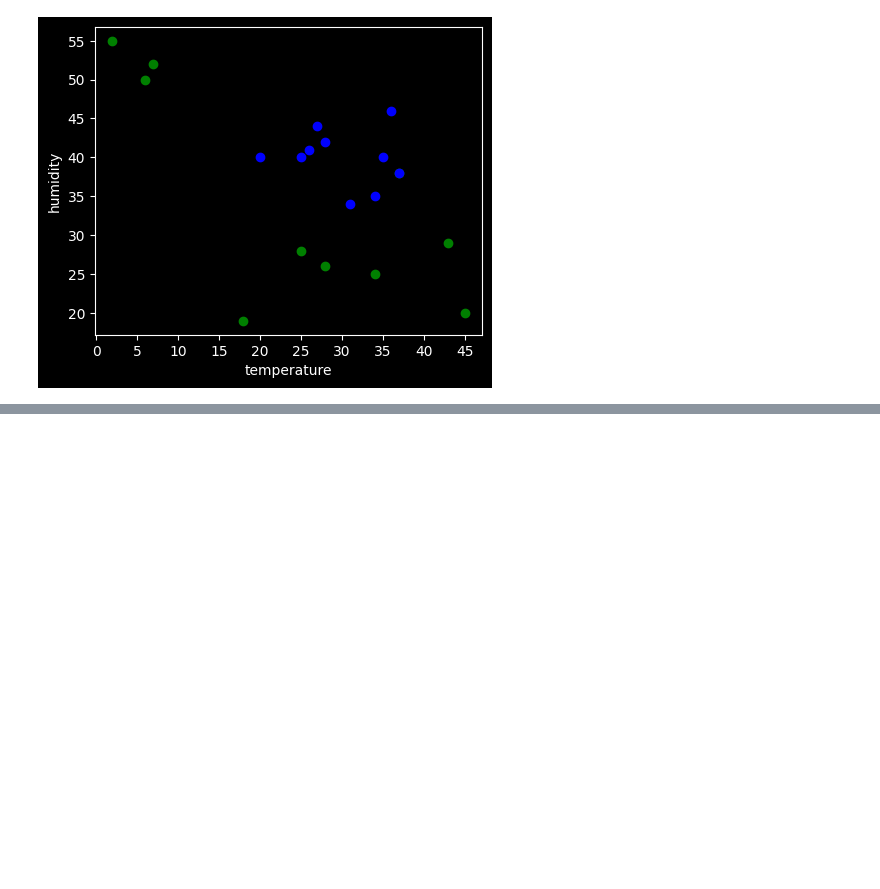
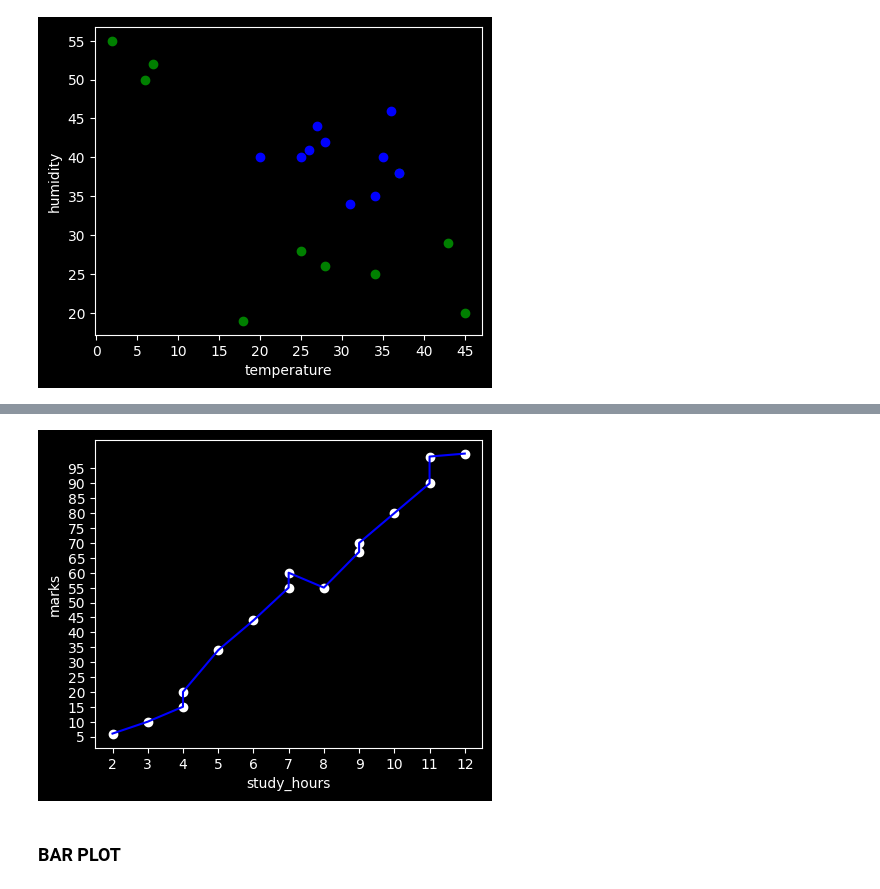
Before and after one commit to tusharmaurya267/Python_basic, a Jupyter notebook: Matplotlib_&_Seaborn.ipynb, the cells around one changed output, grey strips where cells are left out. Saved outputs shown, nothing was run; the diff lists cells and outputs as text; code cells hidden in the pictures; blank space fills up the shorter version.

```diff
--- a/Matplotlib_&_Seaborn.ipynb
+++ b/Matplotlib_&_Seaborn.ipynb
@@ -52,0 +75,18 @@ plt.show()
+# %%
+study_hours = [2,3,4,4,5,6,7,7,8,9,9,10,11,11,12]
+marks = [6,10,15,20,34,44,55,60,55,67,70,80,90,99,100]
+# %%
+plt.figure(figsize=(5,4))
+plt.xticks(np.arange(0,15,1))
+plt.yticks(np.arange(0,100,5))
+
+plt.plot(study_hours , marks , color = "blue" , linestyle="-" )
+plt.scatter(study_hours , marks , color = "white" , marker="o" )
+
+plt.xlabel("study_hours")
+plt.ylabel("marks")
+plt.show()
+# %% [output]
+[figure, added]
+# %% [markdown]
+### BAR PLOT
```
Also changed, not shown: parts of 12 cells of this notebook.
